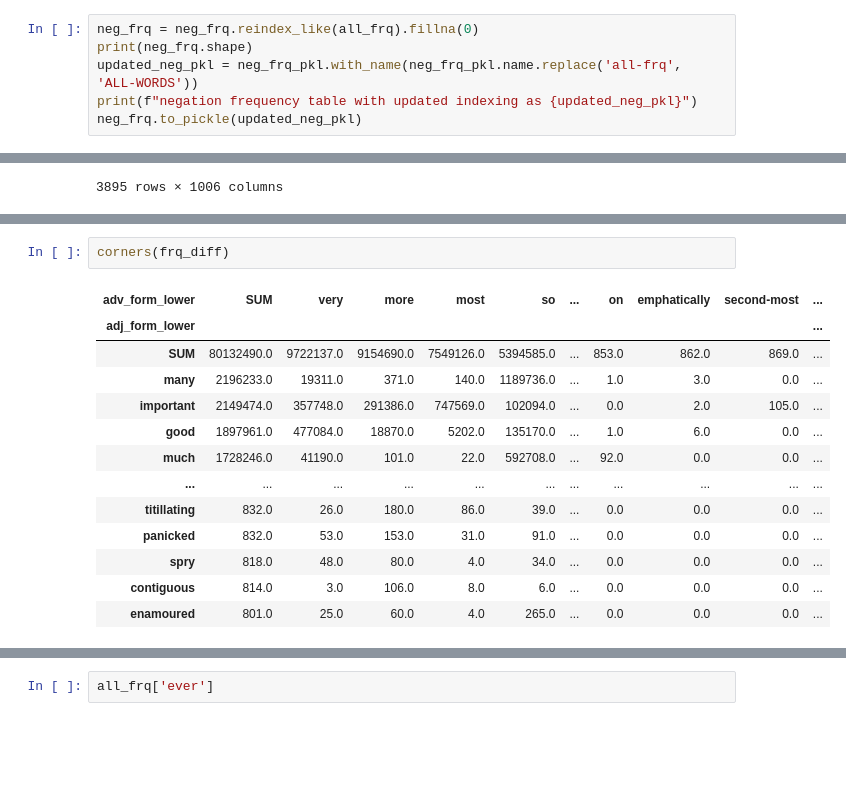
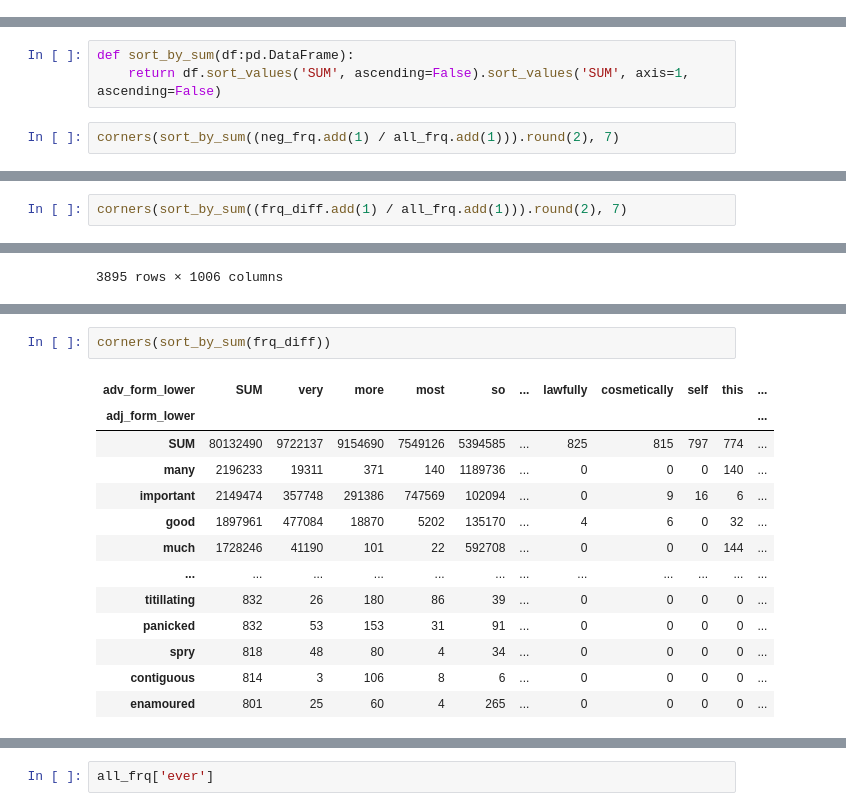
Before and after one commit to AndreaTheLinguist/sanpi, a Jupyter notebook: notebooks/compare_bigram-directNEG.ipynb, the cells around one changed output, grey strips where cells are left out. Drawn from its saved outputs; the diff is of its cells as text; blank space fills up the shorter version.

```diff
--- a/notebooks/compare_bigram-directNEG.ipynb
+++ b/notebooks/compare_bigram-directNEG.ipynb
@@ -388,6 +336,0 @@ all_frq.shape
-# %%
-neg_frq = neg_frq.reindex_like(all_frq).fillna(0)
-print(neg_frq.shape)
-updated_neg_pkl = neg_frq_pkl.with_name(neg_frq_pkl.name.replace('all-frq', 'ALL-WORDS'))
-print(f"negation frequency table with updated indexing as {updated_neg_pkl}")
-neg_frq.to_pickle(updated_neg_pkl)
@@ -416,2 +429,7 @@ if not frq_diff_pkl.is_file():
 # %% [output]
 complement frequency table saved as /share/compling/projects/sanpi/results/freq_out/diff_RBXadj-RBdirect/diff-all_adj-x-adv_frq-thr0-001p.35f=868+.pkl.gz
+# %%
+def sort_by_sum(df:pd.DataFrame):
+    return df.sort_values('SUM', ascending=False).sort_values('SUM', axis=1, ascending=False)
+# %%
+corners(sort_by_sum((neg_frq.add(1) / all_frq.add(1))).round(2), 7)
@@ -417,0 +454,2 @@ complement frequency table saved as /share/compling/projects/sanpi/results/freq_
+# %%
+corners(sort_by_sum((frq_diff.add(1) / all_frq.add(1))).round(2), 7)
@@ -471,16 +527,16 @@ corners(neg_all_frq)
 # %%
-corners(frq_diff)
+corners(sort_by_sum(frq_diff))
 # %% [output]
-| adv_form_lower | SUM | very | more | most | so | ... | on | emphatically | second-most | ... |
-| adj_form_lower |  |  |  |  |  |  |  |  |  | ... |
-| SUM | 80132490.0 | 9722137.0 | 9154690.0 | 7549126.0 | 5394585.0 | ... | 853.0 | 862.0 | 869.0 | ... |
-| many | 2196233.0 | 19311.0 | 371.0 | 140.0 | 1189736.0 | ... | 1.0 | 3.0 | 0.0 | ... |
-| important | 2149474.0 | 357748.0 | 291386.0 | 747569.0 | 102094.0 | ... | 0.0 | 2.0 | 105.0 | ... |
-| good | 1897961.0 | 477084.0 | 18870.0 | 5202.0 | 135170.0 | ... | 1.0 | 6.0 | 0.0 | ... |
-| much | 1728246.0 | 41190.0 | 101.0 | 22.0 | 592708.0 | ... | 92.0 | 0.0 | 0.0 | ... |
-| ... | ... | ... | ... | ... | ... | ... | ... | ... | ... | ... |
-| titillating | 832.0 | 26.0 | 180.0 | 86.0 | 39.0 | ... | 0.0 | 0.0 | 0.0 | ... |
-| panicked | 832.0 | 53.0 | 153.0 | 31.0 | 91.0 | ... | 0.0 | 0.0 | 0.0 | ... |
-| spry | 818.0 | 48.0 | 80.0 | 4.0 | 34.0 | ... | 0.0 | 0.0 | 0.0 | ... |
-| contiguous | 814.0 | 3.0 | 106.0 | 8.0 | 6.0 | ... | 0.0 | 0.0 | 0.0 | ... |
-| enamoured | 801.0 | 25.0 | 60.0 | 4.0 | 265.0 | ... | 0.0 | 0.0 | 0.0 | ... |
+| adv_form_lower | SUM | very | more | most | so | ... | lawfully | cosmetically | self | this | ... |
+| adj_form_lower |  |  |  |  |  |  |  |  |  |  | ... |
+| SUM | 80132490 | 9722137 | 9154690 | 7549126 | 5394585 | ... | 825 | 815 | 797 | 774 | ... |
+| many | 2196233 | 19311 | 371 | 140 | 1189736 | ... | 0 | 0 | 0 | 140 | ... |
+| important | 2149474 | 357748 | 291386 | 747569 | 102094 | ... | 0 | 9 | 16 | 6 | ... |
+| good | 1897961 | 477084 | 18870 | 5202 | 135170 | ... | 4 | 6 | 0 | 32 | ... |
+| much | 1728246 | 41190 | 101 | 22 | 592708 | ... | 0 | 0 | 0 | 144 | ... |
+| ... | ... | ... | ... | ... | ... | ... | ... | ... | ... | ... | ... |
+| titillating | 832 | 26 | 180 | 86 | 39 | ... | 0 | 0 | 0 | 0 | ... |
+| panicked | 832 | 53 | 153 | 31 | 91 | ... | 0 | 0 | 0 | 0 | ... |
+| spry | 818 | 48 | 80 | 4 | 34 | ... | 0 | 0 | 0 | 0 | ... |
+| contiguous | 814 | 3 | 106 | 8 | 6 | ... | 0 | 0 | 0 | 0 | ... |
+| enamoured | 801 | 25 | 60 | 4 | 265 | ... | 0 | 0 | 0 | 0 | ... |
```
Also changed, not shown: parts of 68 cells of this notebook, 4 other files.
